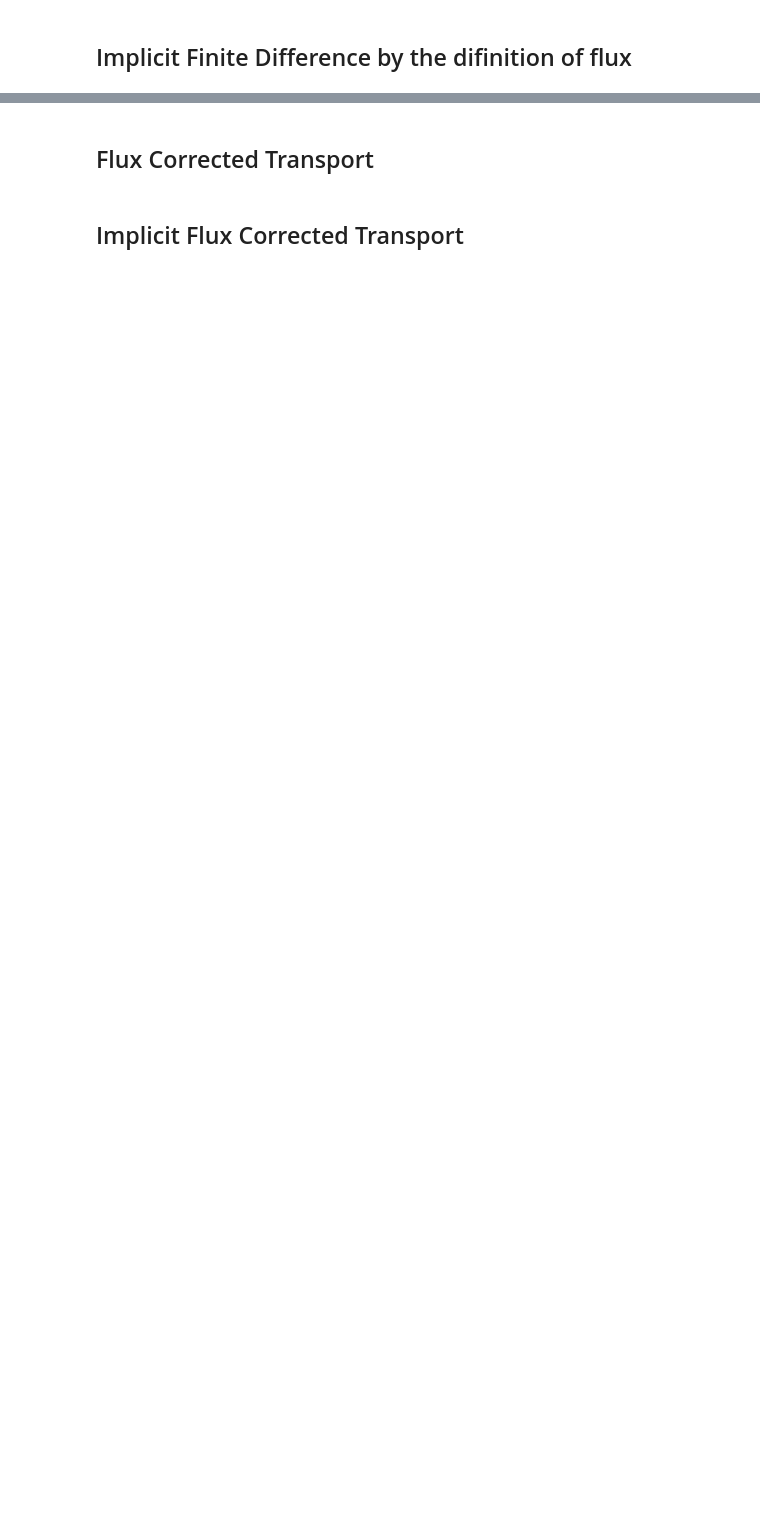
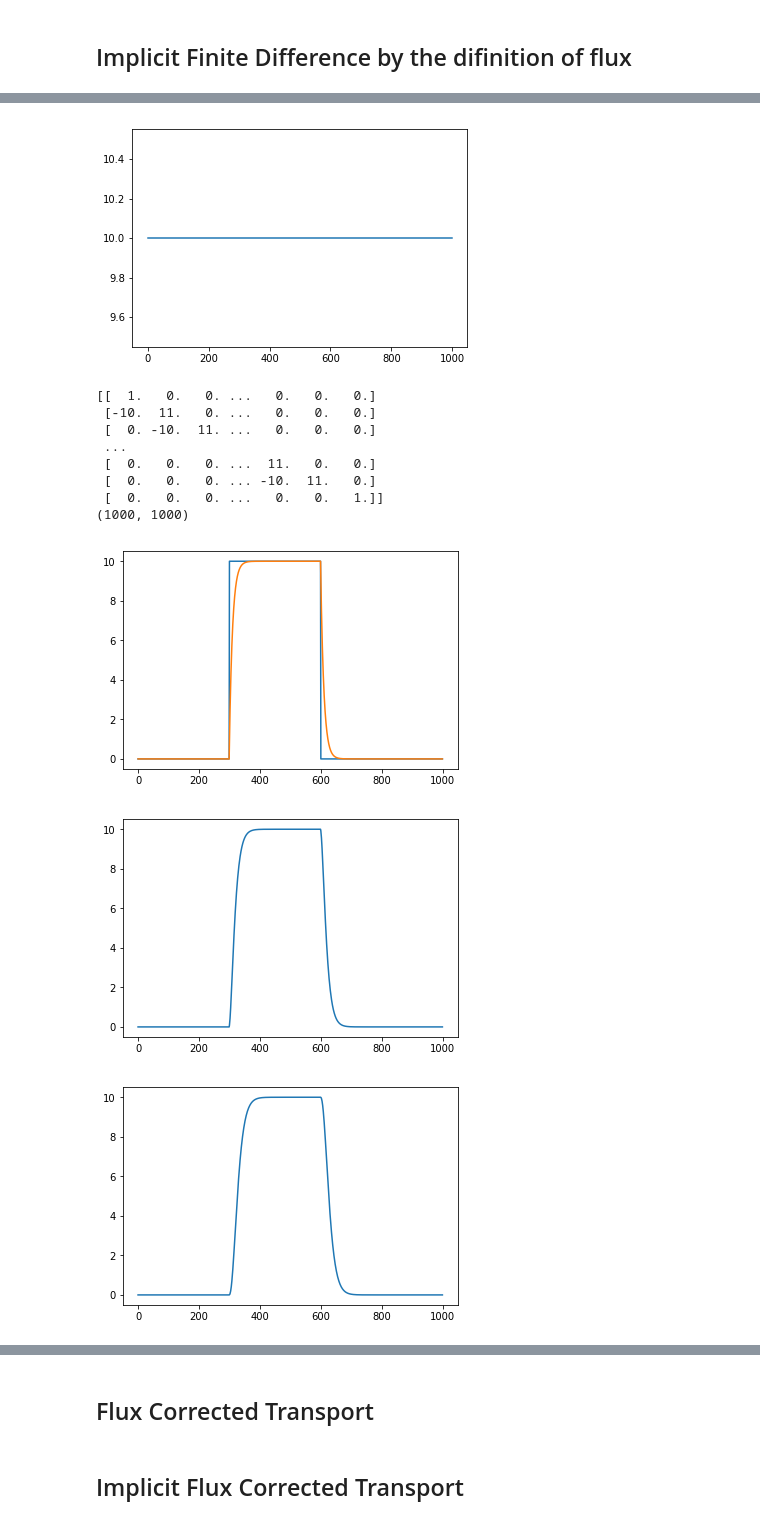
Before and after one commit to gabersyd/PyDBD, a Jupyter notebook: Advection Algorithms.ipynb, the cells around one changed output, grey strips where cells are left out. Drawn from its saved outputs; the diff is of its cells as text; code cells hidden in the pictures; blank space fills up the shorter version.

```diff
--- a/Advection Algorithms.ipynb
+++ b/Advection Algorithms.ipynb
@@ -247,0 +317,11 @@ $$flux_{i+\frac{1}{2}} = 0.5(V_{i+1}\rho_{i+1}+V_{i}\rho_{i})-0.5(V_{i+1}+V_{i})
+# %%
+import numpy as np
+def SparseContinuityOperator22(dt,dx,vi,k1=-1,k2=0,k3=1):
+    nx=vi.size
+    d1=np.zeros((nx),float)
+    d2=np.ones((nx),float)
+    d3=np.zeros((nx),float)
+    d1[:-2]=(dt/dx)*(0.75*vi[:-2]+0.25*vi[1:-1])
+    d2[1:-1]=(1-(dt/dx)*(0.25*vi[:-2]+0.5*vi[1:-1]+0.25*vi[2:]))
+    d3[2:]=(dt/dx)*(0.25*vi[1:-1]-0.25*vi[2:])
+    return (sparse.dia_matrix(([d1,d2,d3],[k1,k2,k3]),shape=(nx,nx)).tocsc() )
@@ -247,0 +350,44 @@ $$flux_{i+\frac{1}{2}} = 0.5(V_{i+1}\rho_{i+1}+V_{i}\rho_{i})-0.5(V_{i+1}+V_{i})
+# %%
+def SparseContinuityOperator22(dt,dx,vi,k1=-1,k2=0,k3=1):
+    nx=vi.size
+    d1=np.zeros((nx),float)
+    d2=np.ones((nx),float)
+    d3=np.zeros((nx),float)
+    d1[:-2]=(dt/dx)*(-0.75*vi[:-2]-0.25*vi[1:-1])
+    d2[1:-1]=(1+(dt/dx)*(0.25*vi[:-2]+0.5*vi[1:-1]+0.25*vi[2:]))
+    d3[2:]=(dt/dx)*(0.25*vi[1:-1]-0.25*vi[2:])
+    return (sparse.dia_matrix(([d1,d2,d3],[k1,k2,k3]),shape=(nx,nx)).tocsc() )
+# %%
+timesteps=1000
+dx=width/spacegrid
+xx=np.arange(spacegrid)
+dt=simulationtime/timesteps
+rhoFxVar=np.zeros((timesteps,spacegrid),float)
+rhoFxVar[0,300:600]=10
+velocitygrid=10+0*np.ones(spacegrid)
+difOperatorElectron1=SparseContinuityOperator22(dt,dx,veolcitygrid)
+plt.plot(velocitygrid)
+plt.show()
+print(difOperatorElectron1.todense())
+print(rhoFxVar.shape)
+plt.plot(rhoFxVar[0])
+for t in range(timesteps-1):
+    rhoFxVar[t+1,1:-1]=la.spsolve(difOperatorElectron1,rhoFxVar[t])[1:-1].copy()
+    plt.plot(rhoFxVar[t+1])
+    plt.show()
+#anim = animation.FuncAnimation(fig, animate, fargs=(rhoFxVar[:,1:-1],xx[1:-1],10,), init_func=init,frames=100, interval=20, blit=True)
+#anim.save('continuity.gif', writer='imagemagick')
+#Image(url='continuity.gif')
+# %% [output]
+[figure, added]
+[[  1.   0.   0. ...   0.   0.   0.]
+ [-10.  11.   0. ...   0.   0.   0.]
+ [  0. -10.  11. ...   0.   0.   0.]
+ ...
+ [  0.   0.   0. ...  11.   0.   0.]
+ [  0.   0.   0. ... -10.  11.   0.]
+ [  0.   0.   0. ...   0.   0.   1.]]
+(1000, 1000)
+[figure, added]
+[figure, added]
+[figure, added]
```
Also changed, not shown: parts of 18 cells of this notebook, 7 other files.
